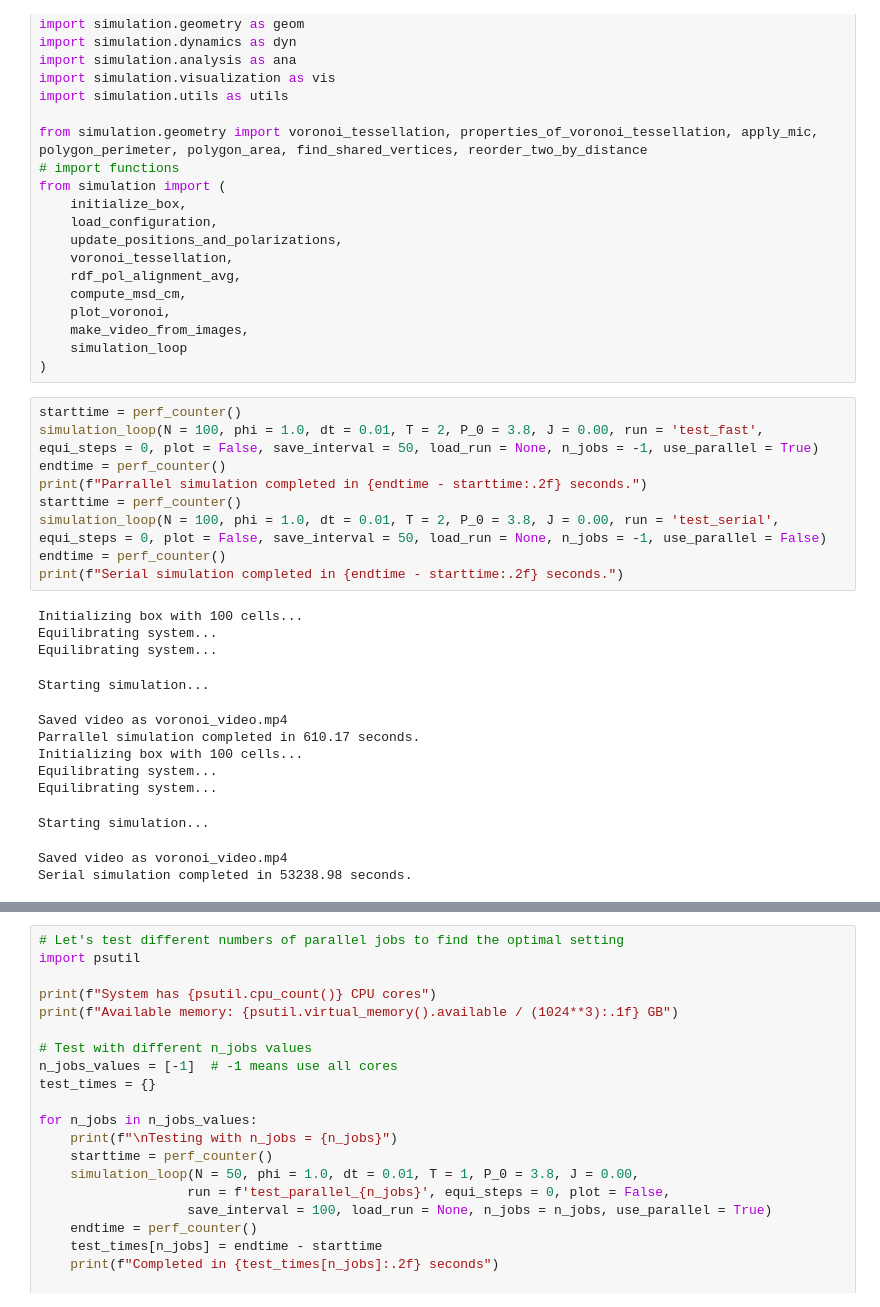
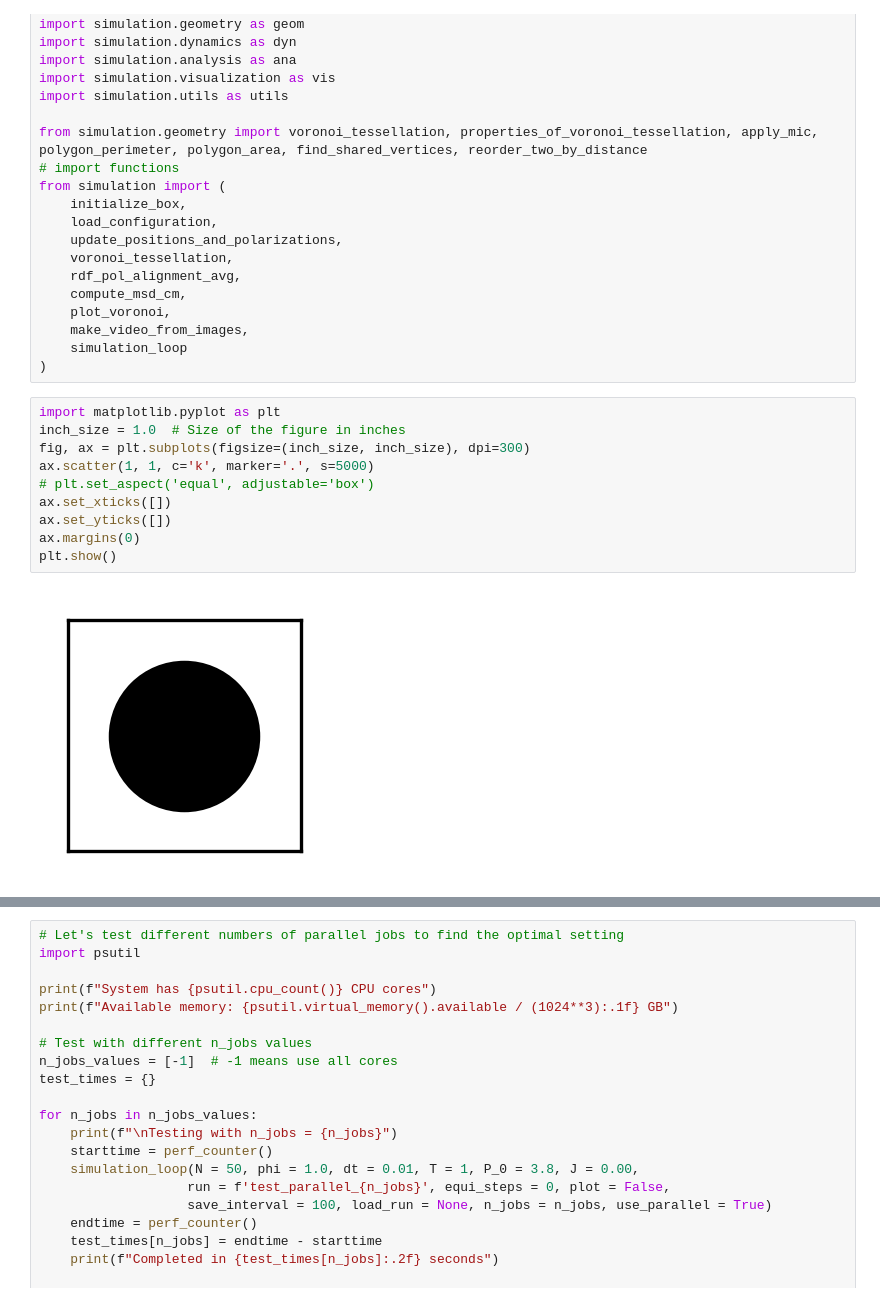
Before and after one commit to benjaminlaier/spv-simulation, a Jupyter notebook: test.ipynb, the cells around one changed output, grey strips where cells are left out. Cells and saved outputs as stored; diff of their text form.

```diff
--- a/test.ipynb
+++ b/test.ipynb
@@ -28,25 +28,15 @@ from simulation import (
     make_video_from_images,
     simulation_loop
 )
-# %%
-starttime = perf_counter()
-simulation_loop(N = 100, phi = 1.0, dt = 0.01, T = 2, P_0 = 3.8, J = 0.00, run = 'test_fast', equi_steps = 0, plot = False, save_interval = 50, load_run = None, n_jobs = -1, use_parallel = True)
-endtime = perf_counter()
-print(f"Parrallel simulation completed in {endtime - starttime:.2f} seconds.")
-starttime = perf_counter()
-simulation_loop(N = 100, phi = 1.0, dt = 0.01, T = 2, P_0 = 3.8, J = 0.00, run = 'test_serial', equi_steps = 0, plot = False, save_interval = 50, load_run = None, n_jobs = -1, use_parallel = False)
-endtime = perf_counter()
-print(f"Serial simulation completed in {endtime - starttime:.2f} seconds.")
-# %% [output]
-Initializing box with 100 cells...
-Equilibrating system...
-Equilibrating system...
-Starting simulation...
-Saved video as voronoi_video.mp4
-Parrallel simulation completed in 610.17 seconds.
-Initializing box with 100 cells...
-Equilibrating system...
-Equilibrating system...
-Starting simulation...
-Saved video as voronoi_video.mp4
-Serial simulation completed in 53238.98 seconds.
+# %%
+import matplotlib.pyplot as plt
+inch_size = 1.0  # Size of the figure in inches
+fig, ax = plt.subplots(figsize=(inch_size, inch_size), dpi=300)
+ax.scatter(1, 1, c='k', marker='.', s=5000)
+# plt.set_aspect('equal', adjustable='box')
+ax.set_xticks([])
+ax.set_yticks([])
+ax.margins(0)
+plt.show()
+# %% [output]
+[figure, added]
```
Also changed, not shown: parts of 6 cells of this notebook, 6 other files.
